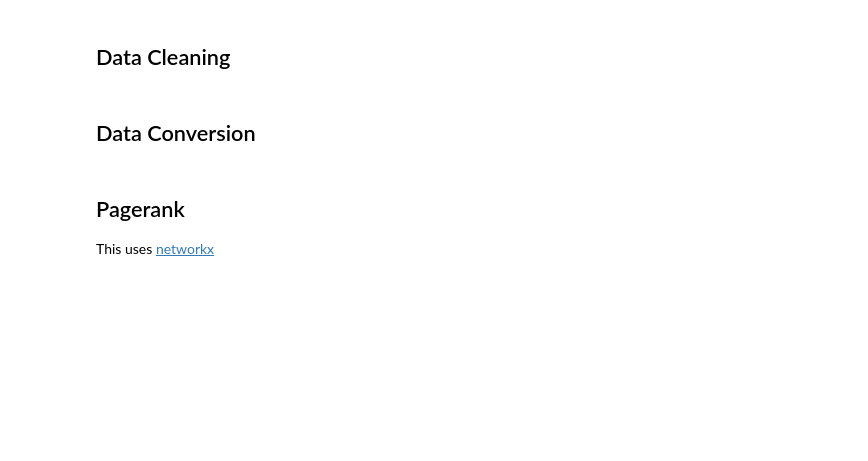
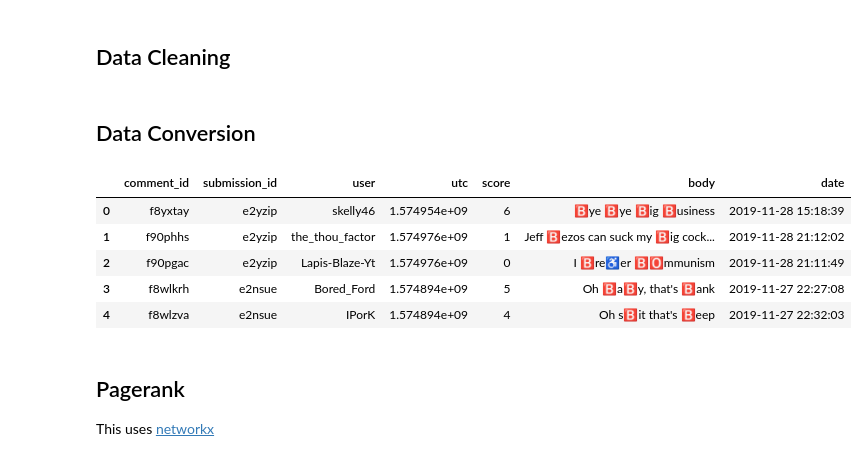
Before and after one commit to mjkern/RedditSubcultures, a Jupyter notebook: Data Cleaning and Augmentation.ipynb, the cells around one changed output. Drawn from its saved outputs; the diff is of its cells as text; code cells hidden in the pictures; blank space fills up the shorter version.

```diff
--- a/Data Cleaning and Augmentation.ipynb
+++ b/Data Cleaning and Augmentation.ipynb
@@ -68,9 +71,16 @@ comments['body'] = comments['body'].fillna(value="")
 # %%
 # Convert utc to date
 submissions['date'] = submissions['utc'].apply(datetime.datetime.utcfromtimestamp)
 comments['date'] = comments['utc'].apply(datetime.datetime.utcfromtimestamp)
 #submissions.head()
-#comments.head()
+comments.head()
+# %% [output]
+|  | comment_id | submission_id | user | utc | score | body | date |
+| 0 | f8yxtay | e2yzip | skelly46 | 1.574954e+09 | 6 | 🅱️ye 🅱️ye 🅱️ig 🅱️usiness | 2019-11-28 15:18:39 |
+| 1 | f90phhs | e2yzip | the_thou_factor | 1.574976e+09 | 1 | Jeff 🅱️ezos can suck my 🅱️ig cock... | 2019-11-28 21:12:02 |
+| 2 | f90pgac | e2yzip | Lapis-Blaze-Yt | 1.574976e+09 | 0 | I 🅱️re♿️er 🅱️🅾️mmunism | 2019-11-28 21:11:49 |
+| 3 | f8wlkrh | e2nsue | Bored_Ford | 1.574894e+09 | 5 | Oh 🅱️a🅱️y, that's 🅱️ank | 2019-11-27 22:27:08 |
+| 4 | f8wlzva | e2nsue | IPorK | 1.574894e+09 | 4 | Oh s🅱️it that's 🅱️eep | 2019-11-27 22:32:03 |
 # %% [markdown]
 ## Pagerank
 This uses [networkx](https://networkx.github.io/documentation/networkx-1.10/index.html)
```
Also changed, not shown: parts of 5 cells of this notebook.
